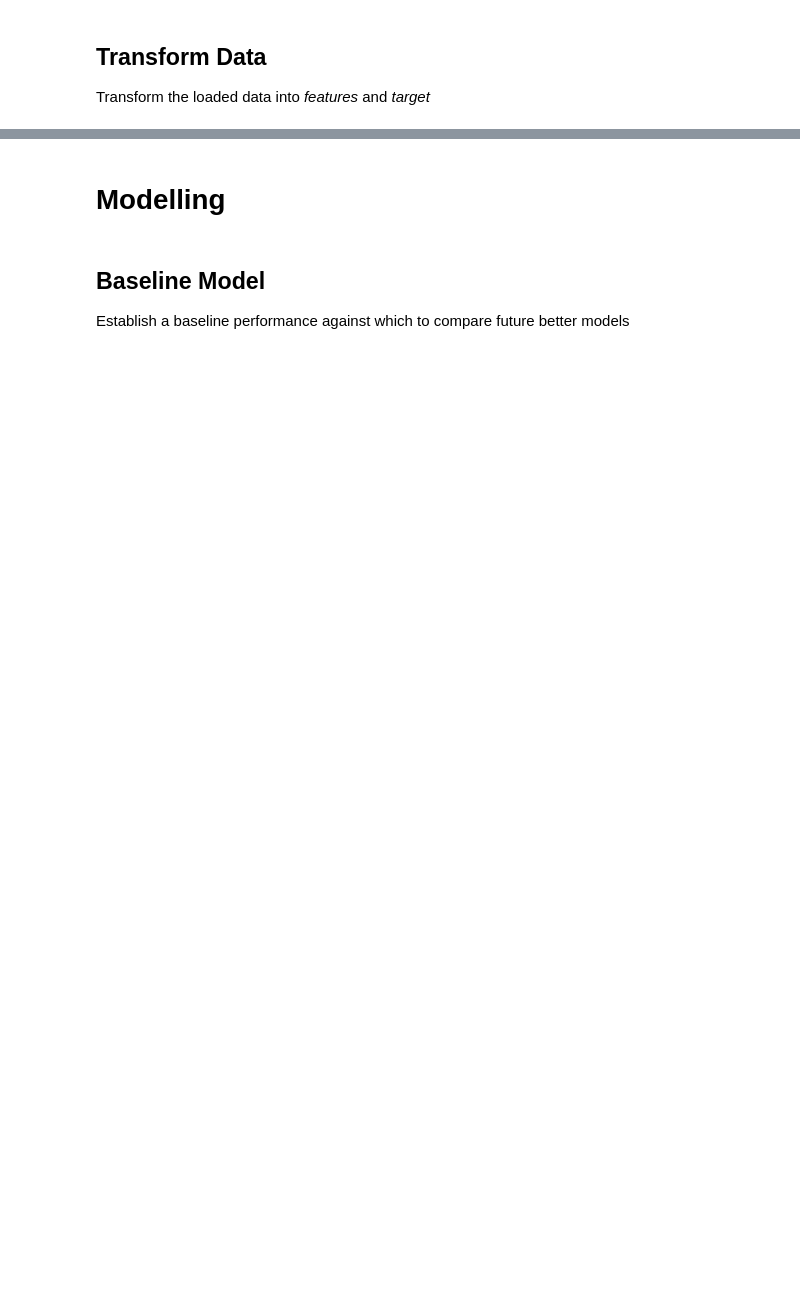
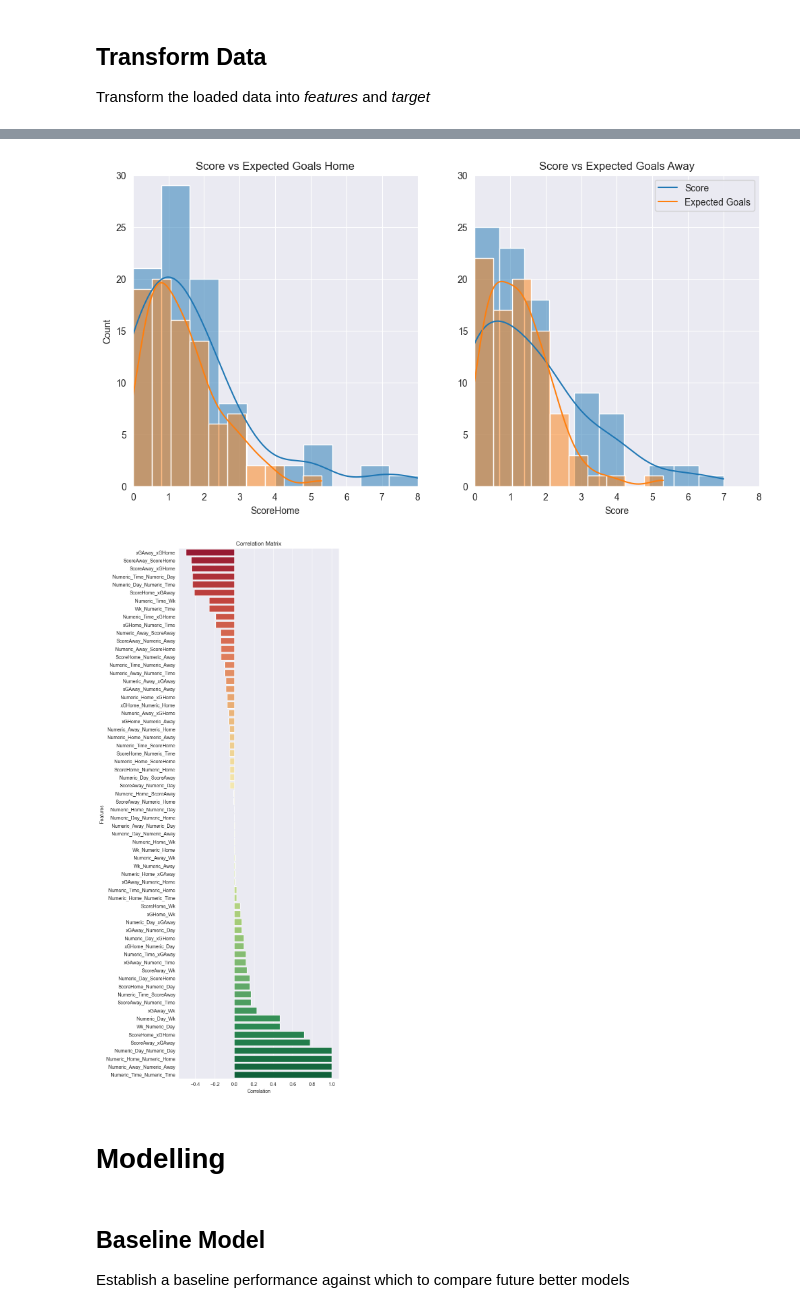
Before and after one commit to lagom-QB/Data-Engineering, a Jupyter notebook: DataPipelining.ipynb, the cells around one changed output, grey strips where cells are left out. Saved outputs shown, nothing was run; the diff lists cells and outputs as text; code cells hidden in the pictures; blank space fills up the shorter version.

```diff
--- a/DataPipelining.ipynb
+++ b/DataPipelining.ipynb
@@ -115,3 +291,70 @@ array(['Alavés', 'Alhama', 'Athletic Club', 'Atlético Madrid',
+# %%
+# Is there a correlation between the expected goals and the actual goals?
+plt.figure(figsize=(12,6))
+
+for i, col in enumerate(['Home', 'Away']):
+    plt.subplot(1, 2, i+1)
+
+    plt.xlim(0, 8)
+    plt.ylim(0, 30)
+
+    sns.histplot(x=f'Score{col}', data=data,  kde=True, stat='count', bins=10)
+    sns.histplot(x=f'xG{col}', data=data,  kde=True, stat='count', bins=10)
+
+    plt.title(f'Score vs Expected Goals {col}')
+
+plt.xlabel('Score')
+plt.ylabel('')
+plt.legend(['Score', 'Expected Goals'])
+
+plt.show()
+
+# Plot the correlation matrix
+numeric_columns = data.select_dtypes(include=np.number).columns
+correlations = data[numeric_columns].corr()
+columns = correlations.columns
+rows = correlations.index
+
+corresponding = []
+correlations_list = []
+
+for col in columns:
+    for row in rows:
+        corresponding.append(row+'_'+col)
+
+correlations = correlations.values.flatten()
+
+for idx, value in enumerate(corresponding):
+    correlations_list.append([value, correlations[idx]])
+
+processed_labels = set()
+labels = []
+values = []
+
+for label, value in sorted(correlations_list, key=lambda x: x[1]):
+    reverse_label = '_'.join(label.split('_')[::-1])
+
+    if label not in processed_labels and reverse_label not in processed_labels and label != reverse_label:
+        labels.append(label)
+        values.append(value)
+        processed_labels.add(label)
+
+sorted_labels, sorted_values = zip(*sorted(zip(labels, values), key=lambda x: x[1]))
+
+
+plt.figure(figsize=(6,20))
+
+norm=TwoSlopeNorm(vmin=-1, vcenter=0, vmax=1)
+sns.barplot(y=sorted_labels, x=sorted_values, palette=sns.color_palette('RdYlGn', len(sorted_labels)), order=sorted_labels)
+
+plt.xlabel('Correlation')
+plt.ylabel('Features')
+plt.title('Correlation Matrix')
+
+plt.show()
+# %% [output]
+[figure, added]
+[figure, added]
 # %% [markdown]
 # Modelling
 # %% [markdown]
```
Also changed, not shown: parts of 16 cells of this notebook.
